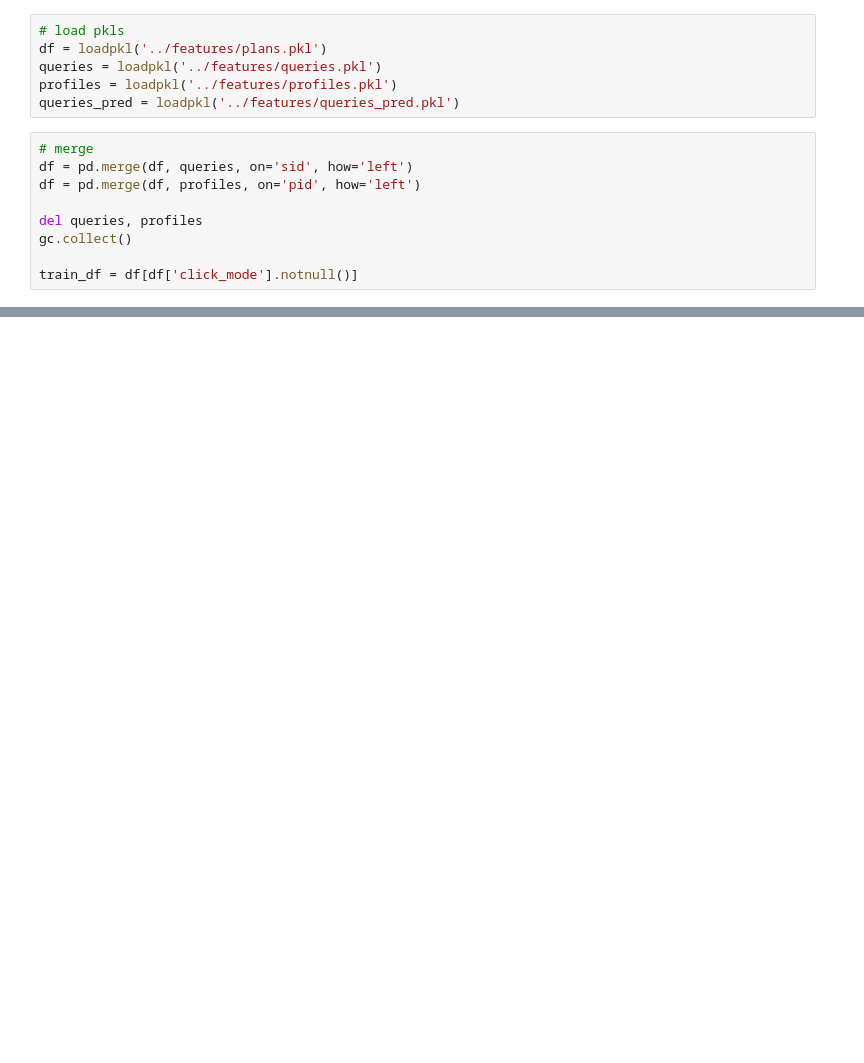
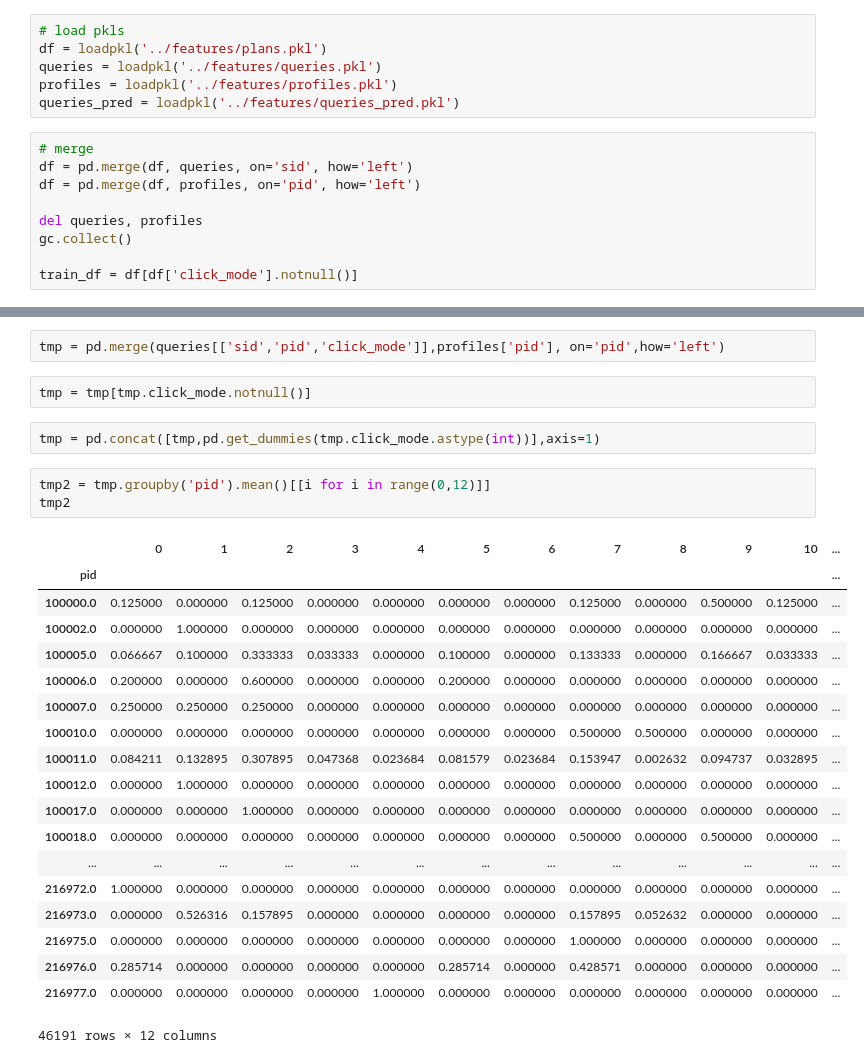
Before and after one commit to MitsuruFujiwara/KDD-Cup-2019, a Jupyter notebook: src/902_check_features.ipynb, the cells around one changed output, grey strips where cells are left out. Drawn from its saved outputs; the diff is of its cells as text; blank space fills up the shorter version.

```diff
--- a/src/902_check_features.ipynb
+++ b/src/902_check_features.ipynb
@@ -95,0 +61,29 @@ To register the converters:
+# %%
+tmp = pd.merge(queries[['sid','pid','click_mode']],profiles['pid'], on='pid',how='left')
+# %%
+tmp = tmp[tmp.click_mode.notnull()]
+# %%
+tmp = pd.concat([tmp,pd.get_dummies(tmp.click_mode.astype(int))],axis=1)
+# %%
+tmp2 = tmp.groupby('pid').mean()[[i for i in range(0,12)]]
+tmp2
+# %% [output]
+|  | 0 | 1 | 2 | 3 | 4 | 5 | 6 | 7 | 8 | 9 | 10 | ... |
+| pid |  |  |  |  |  |  |  |  |  |  |  | ... |
+| 100000.0 | 0.125000 | 0.000000 | 0.125000 | 0.000000 | 0.000000 | 0.000000 | 0.000000 | 0.125000 | 0.000000 | 0.500000 | 0.125000 | ... |
+| 100002.0 | 0.000000 | 1.000000 | 0.000000 | 0.000000 | 0.000000 | 0.000000 | 0.000000 | 0.000000 | 0.000000 | 0.000000 | 0.000000 | ... |
+| 100005.0 | 0.066667 | 0.100000 | 0.333333 | 0.033333 | 0.000000 | 0.100000 | 0.000000 | 0.133333 | 0.000000 | 0.166667 | 0.033333 | ... |
+| 100006.0 | 0.200000 | 0.000000 | 0.600000 | 0.000000 | 0.000000 | 0.200000 | 0.000000 | 0.000000 | 0.000000 | 0.000000 | 0.000000 | ... |
+| 100007.0 | 0.250000 | 0.250000 | 0.250000 | 0.000000 | 0.000000 | 0.000000 | 0.000000 | 0.000000 | 0.000000 | 0.000000 | 0.000000 | ... |
+| 100010.0 | 0.000000 | 0.000000 | 0.000000 | 0.000000 | 0.000000 | 0.000000 | 0.000000 | 0.500000 | 0.500000 | 0.000000 | 0.000000 | ... |
+| 100011.0 | 0.084211 | 0.132895 | 0.307895 | 0.047368 | 0.023684 | 0.081579 | 0.023684 | 0.153947 | 0.002632 | 0.094737 | 0.032895 | ... |
+| 100012.0 | 0.000000 | 1.000000 | 0.000000 | 0.000000 | 0.000000 | 0.000000 | 0.000000 | 0.000000 | 0.000000 | 0.000000 | 0.000000 | ... |
+| 100017.0 | 0.000000 | 0.000000 | 1.000000 | 0.000000 | 0.000000 | 0.000000 | 0.000000 | 0.000000 | 0.000000 | 0.000000 | 0.000000 | ... |
+| 100018.0 | 0.000000 | 0.000000 | 0.000000 | 0.000000 | 0.000000 | 0.000000 | 0.000000 | 0.500000 | 0.000000 | 0.500000 | 0.000000 | ... |
+| ... | ... | ... | ... | ... | ... | ... | ... | ... | ... | ... | ... | ... |
+| 216972.0 | 1.000000 | 0.000000 | 0.000000 | 0.000000 | 0.000000 | 0.000000 | 0.000000 | 0.000000 | 0.000000 | 0.000000 | 0.000000 | ... |
+| 216973.0 | 0.000000 | 0.526316 | 0.157895 | 0.000000 | 0.000000 | 0.000000 | 0.000000 | 0.157895 | 0.052632 | 0.000000 | 0.000000 | ... |
+| 216975.0 | 0.000000 | 0.000000 | 0.000000 | 0.000000 | 0.000000 | 0.000000 | 0.000000 | 1.000000 | 0.000000 | 0.000000 | 0.000000 | ... |
+| 216976.0 | 0.285714 | 0.000000 | 0.000000 | 0.000000 | 0.000000 | 0.285714 | 0.000000 | 0.428571 | 0.000000 | 0.000000 | 0.000000 | ... |
+| 216977.0 | 0.000000 | 0.000000 | 0.000000 | 0.000000 | 1.000000 | 0.000000 | 0.000000 | 0.000000 | 0.000000 | 0.000000 | 0.000000 | ... |
+46191 rows × 12 columns
```
Also changed, not shown: parts of 6 cells of this notebook, 11 other files.
